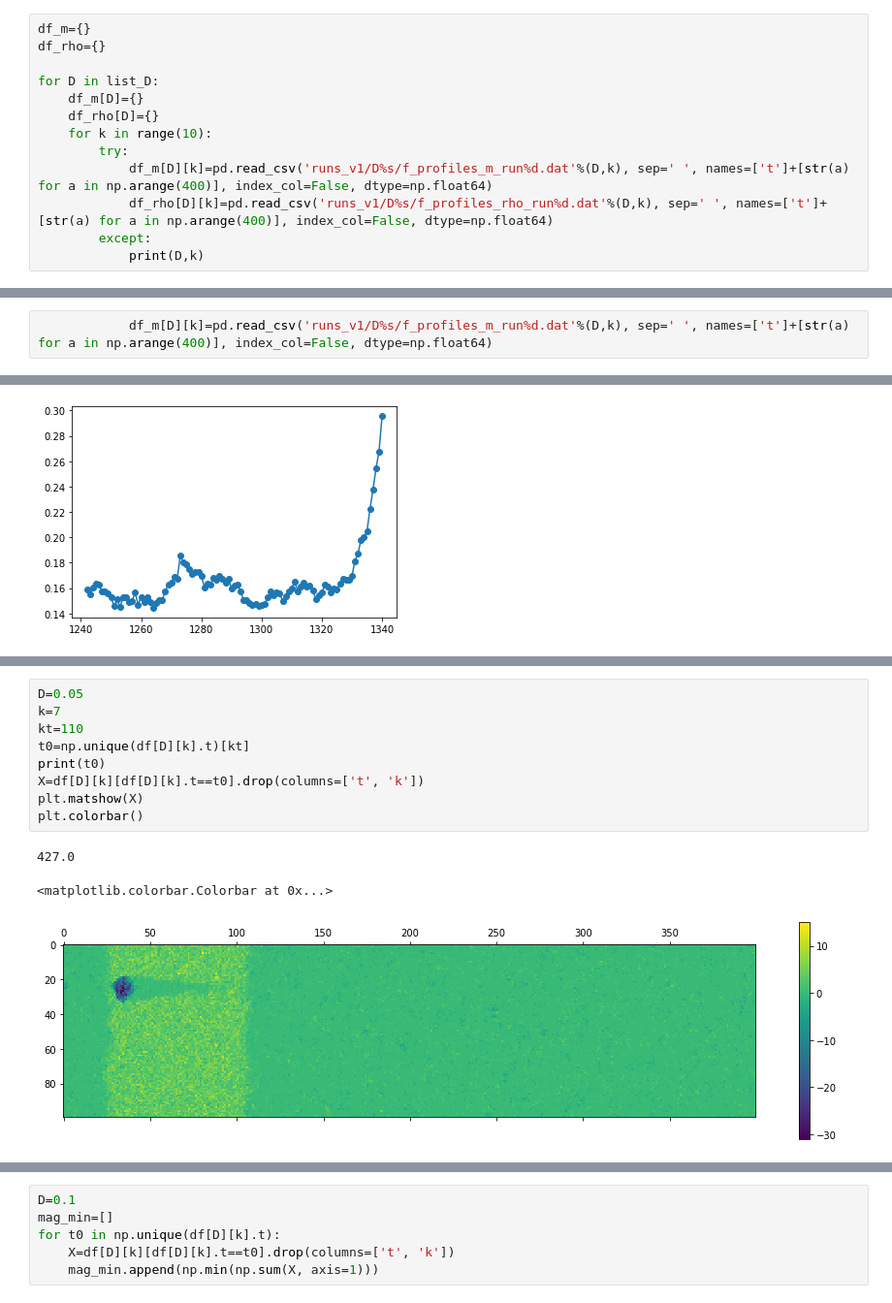
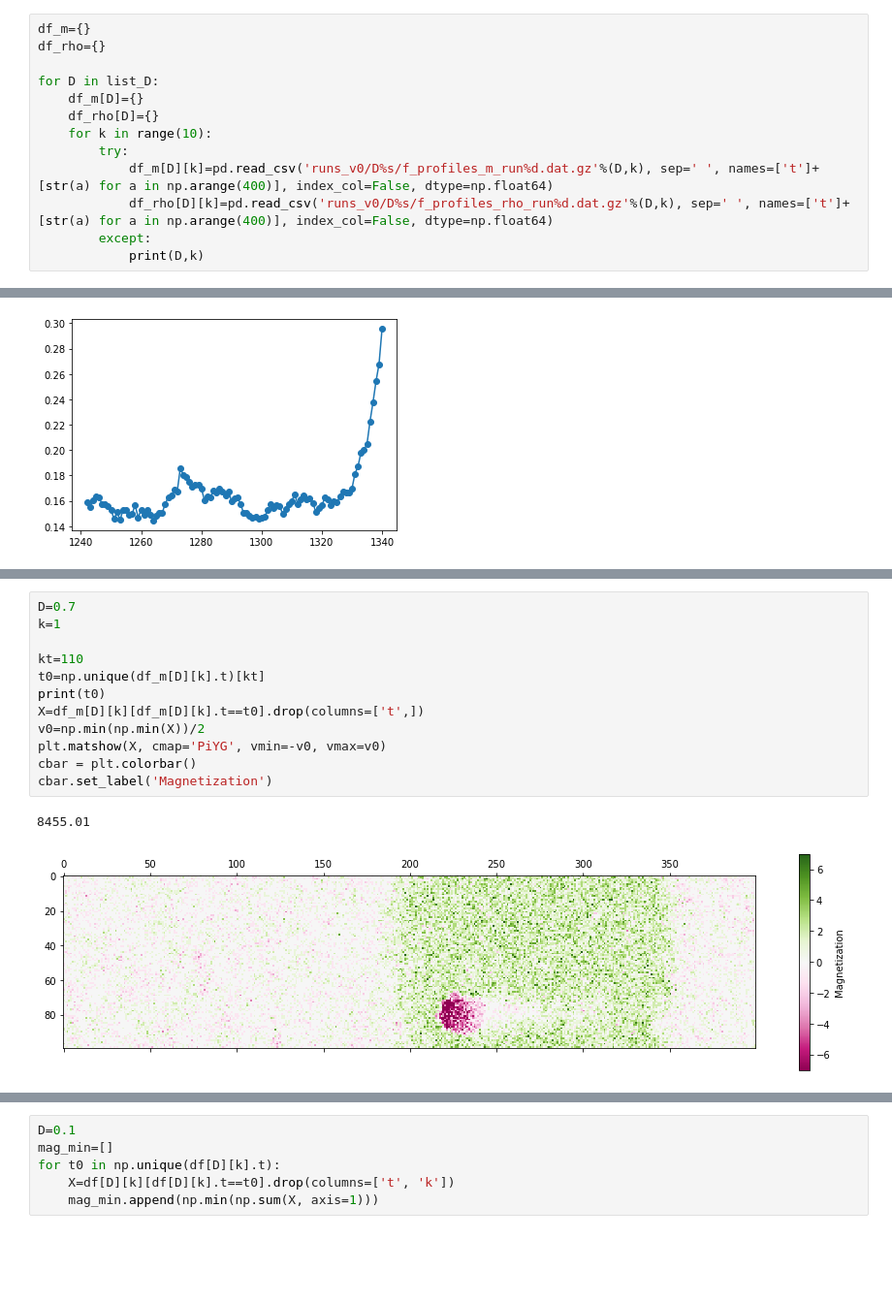
Before and after one commit to BrieucB/AI2d, a Jupyter notebook: AI2D_off_lattice/destab_bands/destab_bands.ipynb, the cells around one changed output, grey strips where cells are left out. Shown at 97% size. Cells and saved outputs as stored; diff of their text form; blank space fills up the shorter version.

```diff
--- a/AI2D_off_lattice/destab_bands/destab_bands.ipynb
+++ b/AI2D_off_lattice/destab_bands/destab_bands.ipynb
@@ -18,8 +20,8 @@ for D in list_D:
     df_rho[D]={}
     for k in range(10):
         try:
-            df_m[D][k]=pd.read_csv('runs_v1/D%s/f_profiles_m_run%d.dat'%(D,k), sep=' ', names=['t']+[str(a) for a in np.arange(400)], index_col=False, dtype=np.float64)
-            df_rho[D][k]=pd.read_csv('runs_v1/D%s/f_profiles_rho_run%d.dat'%(D,k), sep=' ', names=['t']+[str(a) for a in np.arange(400)], index_col=False, dtype=np.float64)
+            df_m[D][k]=pd.read_csv('runs_v0/D%s/f_profiles_m_run%d.dat.gz'%(D,k), sep=' ', names=['t']+[str(a) for a in np.arange(400)], index_col=False, dtype=np.float64)
+            df_rho[D][k]=pd.read_csv('runs_v0/D%s/f_profiles_rho_run%d.dat.gz'%(D,k), sep=' ', names=['t']+[str(a) for a in np.arange(400)], index_col=False, dtype=np.float64)
         except:
             print(D,k)
 # %% [output]
@@ -37,8 +35,6 @@ for D in list_D:
 0.8 7
 0.8 8
 0.8 9
-# %%
-            df_m[D][k]=pd.read_csv('runs_v1/D%s/f_profiles_m_run%d.dat'%(D,k), sep=' ', names=['t']+[str(a) for a in np.arange(400)], index_col=False, dtype=np.float64)
 # %% [markdown]
 # Exploration
 # %%
@@ -94,13 +86,15 @@ df
 # %%
-D=0.05
-k=7
+D=0.7
+k=1
+
 kt=110
-t0=np.unique(df[D][k].t)[kt]
+t0=np.unique(df_m[D][k].t)[kt]
 print(t0)
-X=df[D][k][df[D][k].t==t0].drop(columns=['t', 'k'])
-plt.matshow(X)
-plt.colorbar()
+X=df_m[D][k][df_m[D][k].t==t0].drop(columns=['t',])
+v0=np.min(np.min(X))/2
+plt.matshow(X, cmap='PiYG', vmin=-v0, vmax=v0)
+cbar = plt.colorbar()
+cbar.set_label('Magnetization')
 # %% [output]
-427.0
+8455.01
-<matplotlib.colorbar.Colorbar at 0x...>
-[figure, old version]
+[figure, new version]
```
Also changed, not shown: parts of 12 cells of this notebook, 33 other files.
